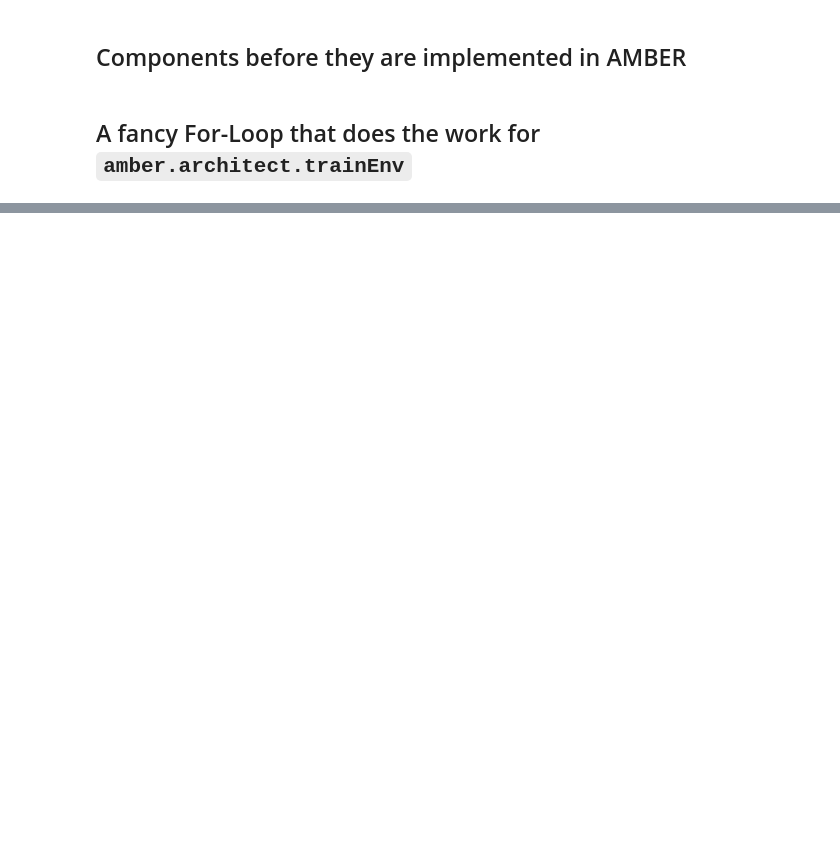
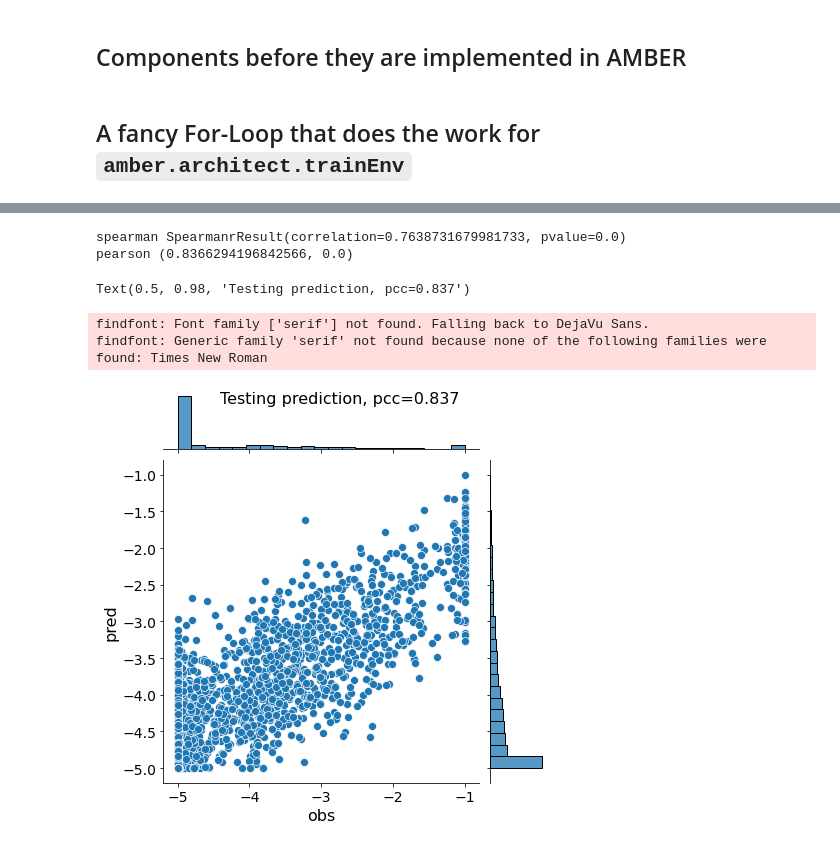
Before and after one commit to zj-zhang/Elektrum, a Jupyter notebook: notebooks/03-runAmber.ipynb, the cells around one changed output, grey strips where cells are left out. Cells and saved outputs as stored; diff of their text form; code cells hidden in the pictures; blank space fills up the shorter version.

```diff
--- a/notebooks/03-runAmber.ipynb
+++ b/notebooks/03-runAmber.ipynb
@@ -413,0 +367,3 @@ fig.tight_layout()
+# %%
+mb = reload_from_dir("outputs/notebook", replace_conv_by_fc=False)
+model = mb.model
@@ -413,0 +420,17 @@ fig.tight_layout()
+# %%
+x_test_b = mb.blockify_seq_ohe(x_test)
+y_hat = model.predict(x_test_b).flatten()
+y_hat = np.clip(y_hat, -5, -1)
+h = sns.jointplot(y_test[:,target_idx], y_hat)
+h.set_axis_labels("obs", "pred", fontsize=16)
+print("spearman", ss.spearmanr(y_hat, y_test[:,target_idx]))
+p = ss.pearsonr(y_hat, y_test[:,target_idx])
+print("pearson", p)
+h.fig.suptitle("Testing prediction, pcc=%.3f"%p[0], fontsize=16)
+# %% [output]
+spearman SpearmanrResult(correlation=0.7638731679981733, pvalue=0.0)
+pearson (0.8366294196842566, 0.0)
+Text(0.5, 0.98, 'Testing prediction, pcc=0.837')
+findfont: Font family ['serif'] not found. Falling back to DejaVu Sans.
+findfont: Generic family 'serif' not found because none of the following families were found: Times New Roman
+[figure, added]
```
Also changed, not shown: parts of 22 cells of this notebook.
